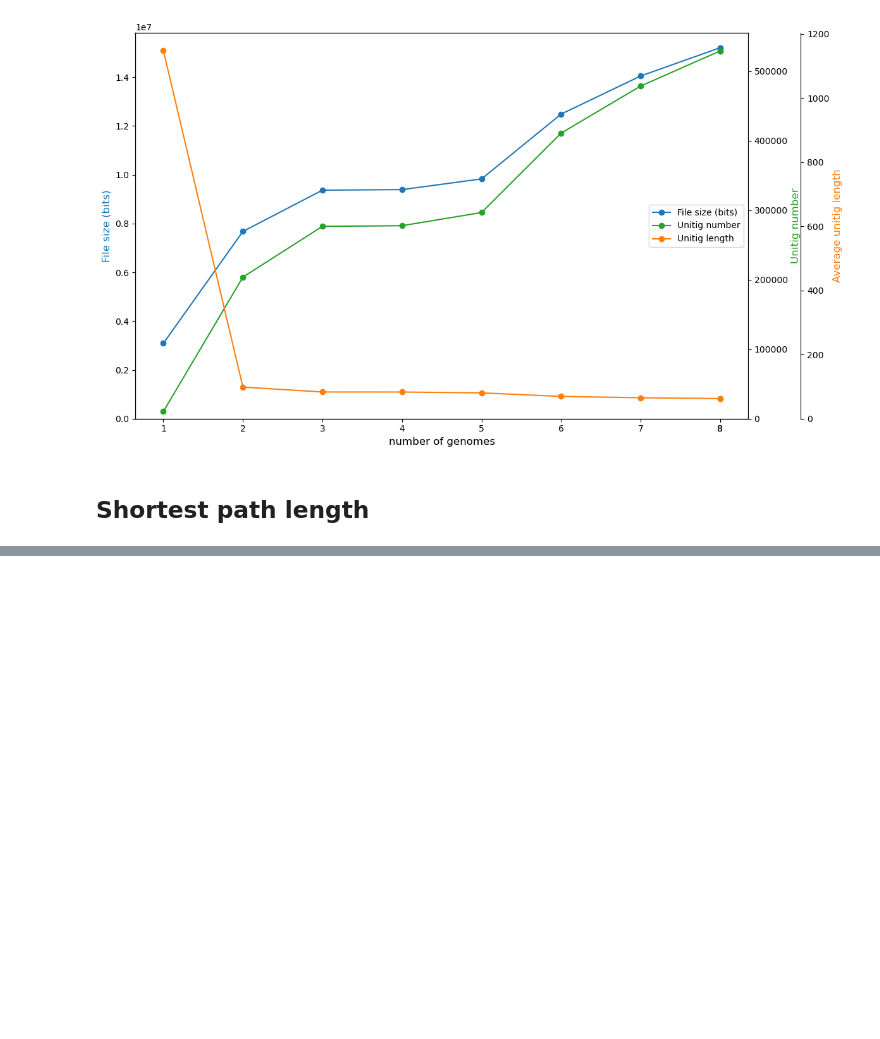
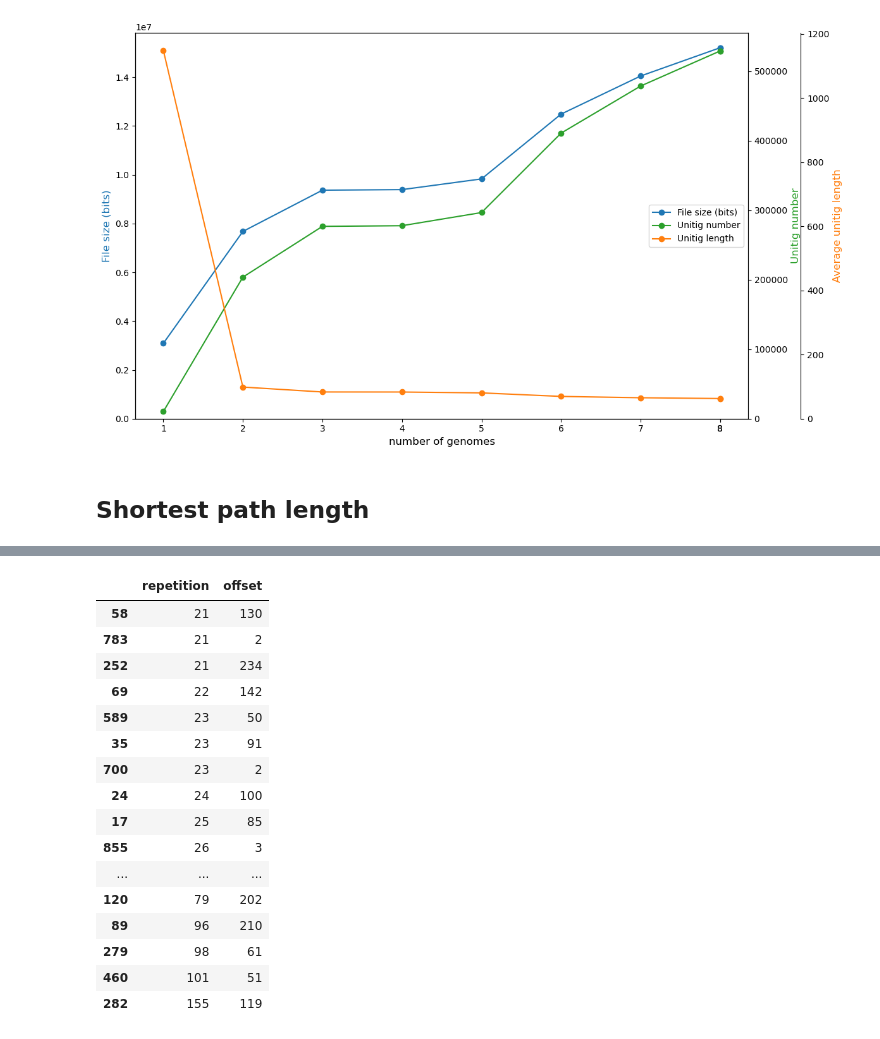
Before and after one commit to flopau76/dBG_project, a Jupyter notebook: analysis.ipynb, the cells around one changed output, grey strips where cells are left out. Saved outputs shown, nothing was run; the diff lists cells and outputs as text; code cells hidden in the pictures; blank space fills up the shorter version.

```diff
--- a/analysis.ipynb
+++ b/analysis.ipynb
@@ -271,0 +255,20 @@ plt.show()
+# %%
+df_r.tail(50)
+# %% [output]
+|  | repetition | offset |
+| 58 | 21 | 130 |
+| 783 | 21 | 2 |
+| 252 | 21 | 234 |
+| 69 | 22 | 142 |
+| 589 | 23 | 50 |
+| 35 | 23 | 91 |
+| 700 | 23 | 2 |
+| 24 | 24 | 100 |
+| 17 | 25 | 85 |
+| 855 | 26 | 3 |
+| ... | ... | ... |
+| 120 | 79 | 202 |
+| 89 | 96 | 210 |
+| 279 | 98 | 61 |
+| 460 | 101 | 51 |
+| 282 | 155 | 119 |
```
Also changed, not shown: parts of 3 cells of this notebook, 1 other file.
